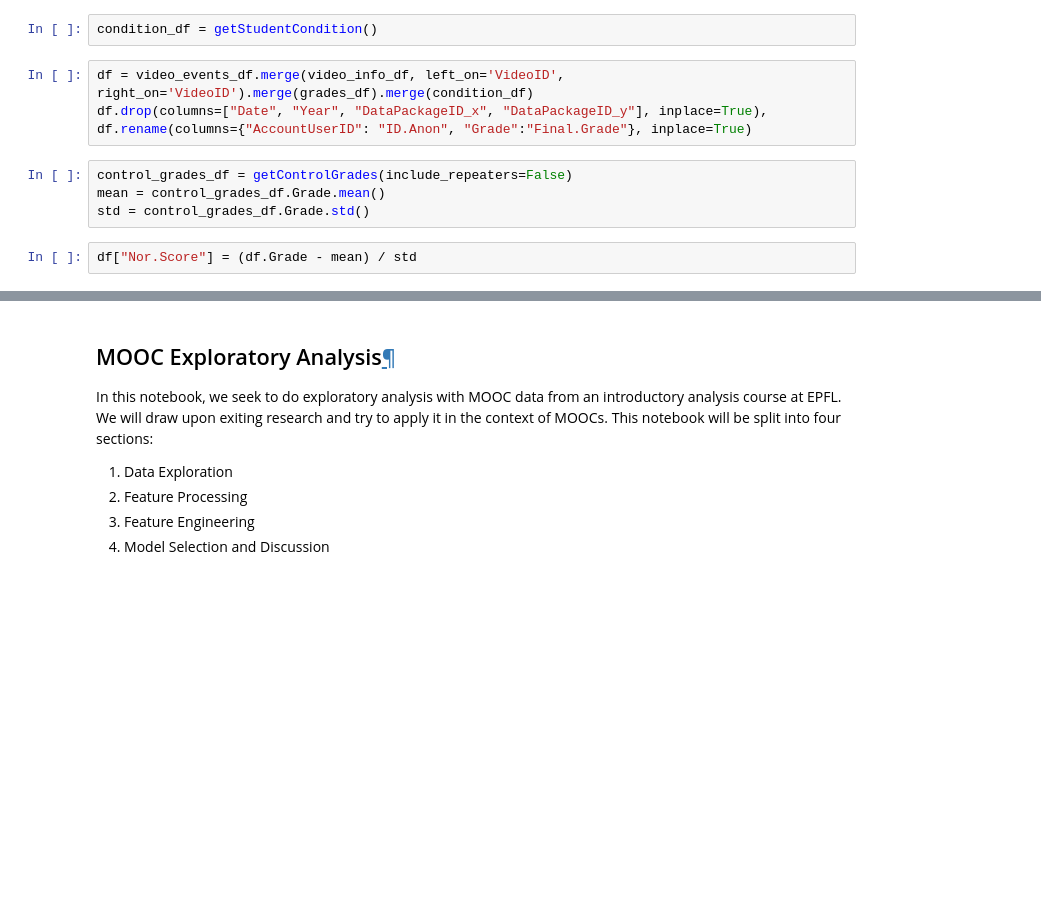
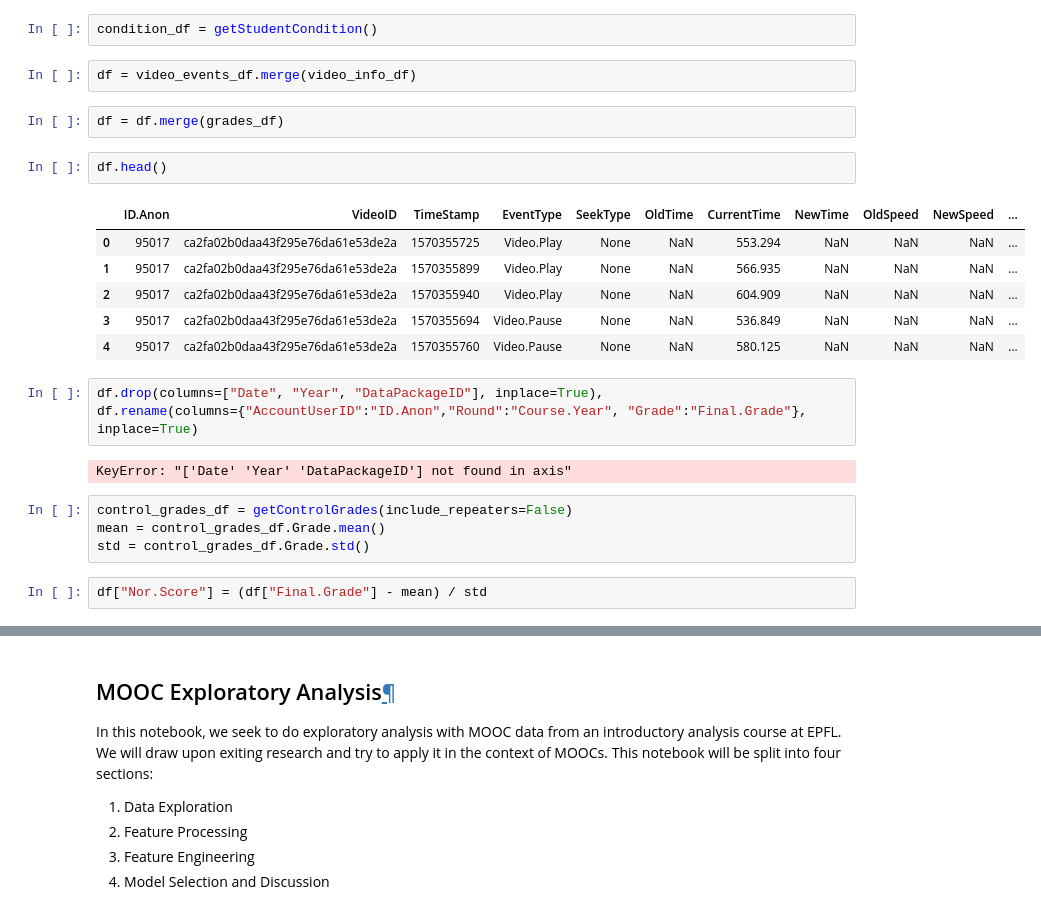
Before and after one commit to epfl-ml4ed/flipped-classroom, a Jupyter notebook: notebooks/student_project.ipynb, the cells around one changed output, grey strips where cells are left out. Saved outputs shown, nothing was run; the diff lists cells and outputs as text; blank space fills up the shorter version.

```diff
--- a/notebooks/student_project.ipynb
+++ b/notebooks/student_project.ipynb
@@ -19,15 +19,29 @@ video_info_df = getVideoInfo(mode='all')
 grades_df = getFlippedGrades(include_repeaters=False)[["AccountUserID", "Round", "Grade"]]
 # %%
 condition_df = getStudentCondition()
+# %%
+df = video_events_df.merge(video_info_df)
+# %%
+df = df.merge(grades_df)
+# %%
+df.head()
+# %% [output]
+|  | ID.Anon | VideoID | TimeStamp | EventType | SeekType | OldTime | CurrentTime | NewTime | OldSpeed | NewSpeed | ... |
+| 0 | 95017 | ca2fa02b0daa43f295e76da61e53de2a | 1570355725 | Video.Play | None | NaN | 553.294 | NaN | NaN | NaN | ... |
+| 1 | 95017 | ca2fa02b0daa43f295e76da61e53de2a | 1570355899 | Video.Play | None | NaN | 566.935 | NaN | NaN | NaN | ... |
+| 2 | 95017 | ca2fa02b0daa43f295e76da61e53de2a | 1570355940 | Video.Play | None | NaN | 604.909 | NaN | NaN | NaN | ... |
+| 3 | 95017 | ca2fa02b0daa43f295e76da61e53de2a | 1570355694 | Video.Pause | None | NaN | 536.849 | NaN | NaN | NaN | ... |
+| 4 | 95017 | ca2fa02b0daa43f295e76da61e53de2a | 1570355760 | Video.Pause | None | NaN | 580.125 | NaN | NaN | NaN | ... |
 # %%
-df = video_events_df.merge(video_info_df, left_on='VideoID', right_on='VideoID').merge(grades_df).merge(condition_df)
-df.drop(columns=["Date", "Year", "DataPackageID_x", "DataPackageID_y"], inplace=True),
-df.rename(columns={"AccountUserID": "ID.Anon", "Grade":"Final.Grade"}, inplace=True)
+df.drop(columns=["Date", "Year", "DataPackageID"], inplace=True),
+df.rename(columns={"AccountUserID":"ID.Anon","Round":"Course.Year", "Grade":"Final.Grade"}, inplace=True)
+# %% [output]
+KeyError: "['Date' 'Year' 'DataPackageID'] not found in axis"
 # %%
 control_grades_df = getControlGrades(include_repeaters=False)
 mean = control_grades_df.Grade.mean()
 std = control_grades_df.Grade.std()
 # %%
-df["Nor.Score"] = (df.Grade - mean) / std
+df["Nor.Score"] = (df["Final.Grade"] - mean) / std
 # %%
 df.head()
```
Also changed, not shown: parts of 42 cells of this notebook, 2 other files.
